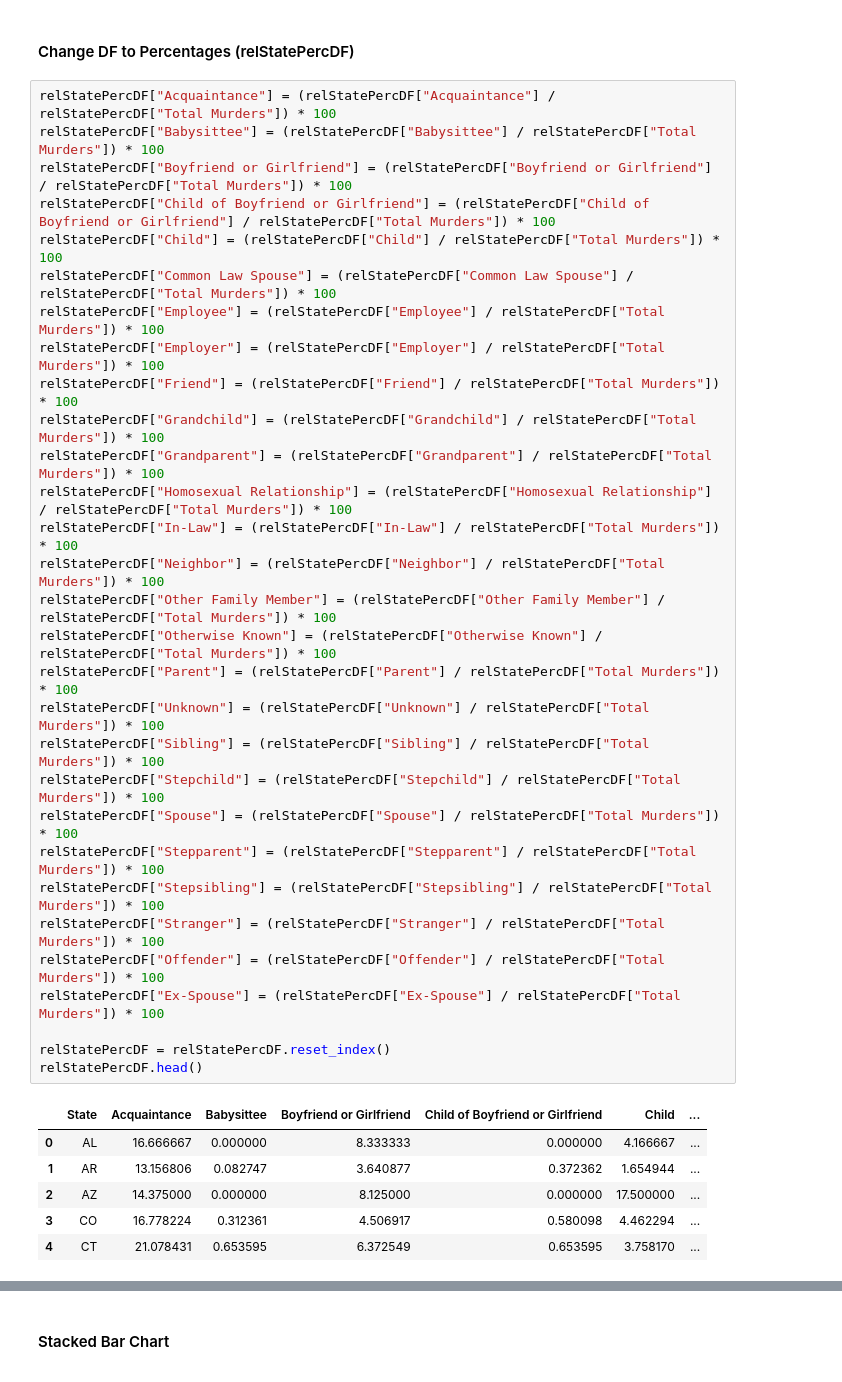
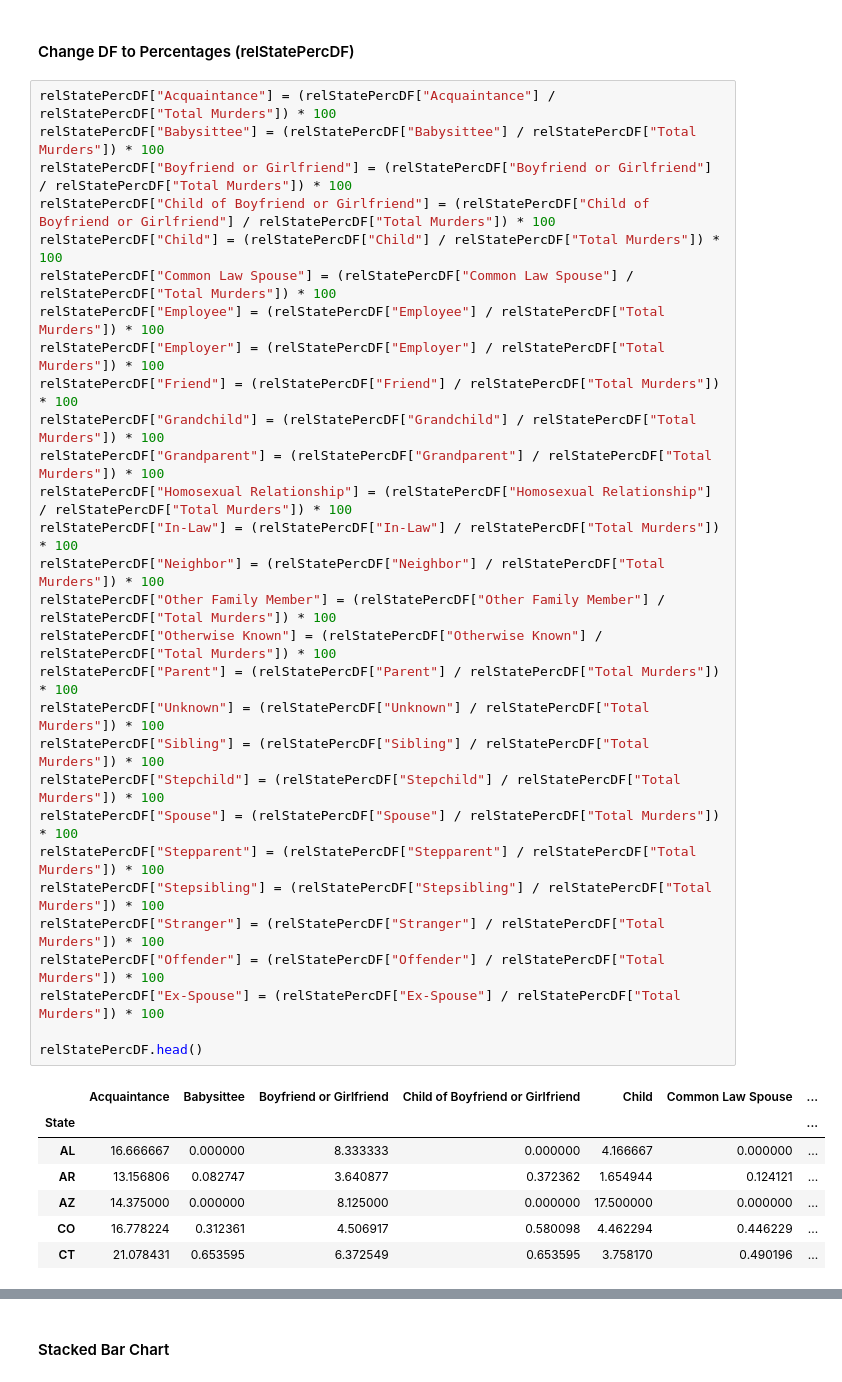
Before and after one commit to stace2775/07-Group_Project_1, a Jupyter notebook: Relationships.ipynb, the cells around one changed output, grey strips where cells are left out. Saved outputs shown, nothing was run; the diff lists cells and outputs as text.

```diff
--- a/Relationships.ipynb
+++ b/Relationships.ipynb
@@ -365,37 +365,37 @@ relStatePercDF.head()
 # %%
 relStatePercDF["Acquaintance"] = (relStatePercDF["Acquaintance"] / relStatePercDF["Total Murders"]) * 100
 relStatePercDF["Babysittee"] = (relStatePercDF["Babysittee"] / relStatePercDF["Total Murders"]) * 100
 relStatePercDF["Boyfriend or Girlfriend"] = (relStatePercDF["Boyfriend or Girlfriend"] / relStatePercDF["Total Murders"]) * 100
 relStatePercDF["Child of Boyfriend or Girlfriend"] = (relStatePercDF["Child of Boyfriend or Girlfriend"] / relStatePercDF["Total Murders"]) * 100
 relStatePercDF["Child"] = (relStatePercDF["Child"] / relStatePercDF["Total Murders"]) * 100
 relStatePercDF["Common Law Spouse"] = (relStatePercDF["Common Law Spouse"] / relStatePercDF["Total Murders"]) * 100
 relStatePercDF["Employee"] = (relStatePercDF["Employee"] / relStatePercDF["Total Murders"]) * 100
 relStatePercDF["Employer"] = (relStatePercDF["Employer"] / relStatePercDF["Total Murders"]) * 100
 relStatePercDF["Friend"] = (relStatePercDF["Friend"] / relStatePercDF["Total Murders"]) * 100
 relStatePercDF["Grandchild"] = (relStatePercDF["Grandchild"] / relStatePercDF["Total Murders"]) * 100
 relStatePercDF["Grandparent"] = (relStatePercDF["Grandparent"] / relStatePercDF["Total Murders"]) * 100
 relStatePercDF["Homosexual Relationship"] = (relStatePercDF["Homosexual Relationship"] / relStatePercDF["Total Murders"]) * 100
 relStatePercDF["In-Law"] = (relStatePercDF["In-Law"] / relStatePercDF["Total Murders"]) * 100
 relStatePercDF["Neighbor"] = (relStatePercDF["Neighbor"] / relStatePercDF["Total Murders"]) * 100
 relStatePercDF["Other Family Member"] = (relStatePercDF["Other Family Member"] / relStatePercDF["Total Murders"]) * 100
 relStatePercDF["Otherwise Known"] = (relStatePercDF["Otherwise Known"] / relStatePercDF["Total Murders"]) * 100
 relStatePercDF["Parent"] = (relStatePercDF["Parent"] / relStatePercDF["Total Murders"]) * 100
 relStatePercDF["Unknown"] = (relStatePercDF["Unknown"] / relStatePercDF["Total Murders"]) * 100
 relStatePercDF["Sibling"] = (relStatePercDF["Sibling"] / relStatePercDF["Total Murders"]) * 100
 relStatePercDF["Stepchild"] = (relStatePercDF["Stepchild"] / relStatePercDF["Total Murders"]) * 100
 relStatePercDF["Spouse"] = (relStatePercDF["Spouse"] / relStatePercDF["Total Murders"]) * 100
 relStatePercDF["Stepparent"] = (relStatePercDF["Stepparent"] / relStatePercDF["Total Murders"]) * 100
 relStatePercDF["Stepsibling"] = (relStatePercDF["Stepsibling"] / relStatePercDF["Total Murders"]) * 100
 relStatePercDF["Stranger"] = (relStatePercDF["Stranger"] / relStatePercDF["Total Murders"]) * 100
 relStatePercDF["Offender"] = (relStatePercDF["Offender"] / relStatePercDF["Total Murders"]) * 100
 relStatePercDF["Ex-Spouse"] = (relStatePercDF["Ex-Spouse"] / relStatePercDF["Total Murders"]) * 100
 
-relStatePercDF = relStatePercDF.reset_index()
 relStatePercDF.head()
 # %% [output]
-|  | State | Acquaintance | Babysittee | Boyfriend or Girlfriend | Child of Boyfriend or Girlfriend | Child | ... |
-| 0 | AL | 16.666667 | 0.000000 | 8.333333 | 0.000000 | 4.166667 | ... |
-| 1 | AR | 13.156806 | 0.082747 | 3.640877 | 0.372362 | 1.654944 | ... |
-| 2 | AZ | 14.375000 | 0.000000 | 8.125000 | 0.000000 | 17.500000 | ... |
-| 3 | CO | 16.778224 | 0.312361 | 4.506917 | 0.580098 | 4.462294 | ... |
-| 4 | CT | 21.078431 | 0.653595 | 6.372549 | 0.653595 | 3.758170 | ... |
+|  | Acquaintance | Babysittee | Boyfriend or Girlfriend | Child of Boyfriend or Girlfriend | Child | Common Law Spouse | ... |
+| State |  |  |  |  |  |  | ... |
+| AL | 16.666667 | 0.000000 | 8.333333 | 0.000000 | 4.166667 | 0.000000 | ... |
+| AR | 13.156806 | 0.082747 | 3.640877 | 0.372362 | 1.654944 | 0.124121 | ... |
+| AZ | 14.375000 | 0.000000 | 8.125000 | 0.000000 | 17.500000 | 0.000000 | ... |
+| CO | 16.778224 | 0.312361 | 4.506917 | 0.580098 | 4.462294 | 0.446229 | ... |
+| CT | 21.078431 | 0.653595 | 6.372549 | 0.653595 | 3.758170 | 0.490196 | ... |
```
Also changed, not shown: parts of 3 cells of this notebook, 1 other file.
